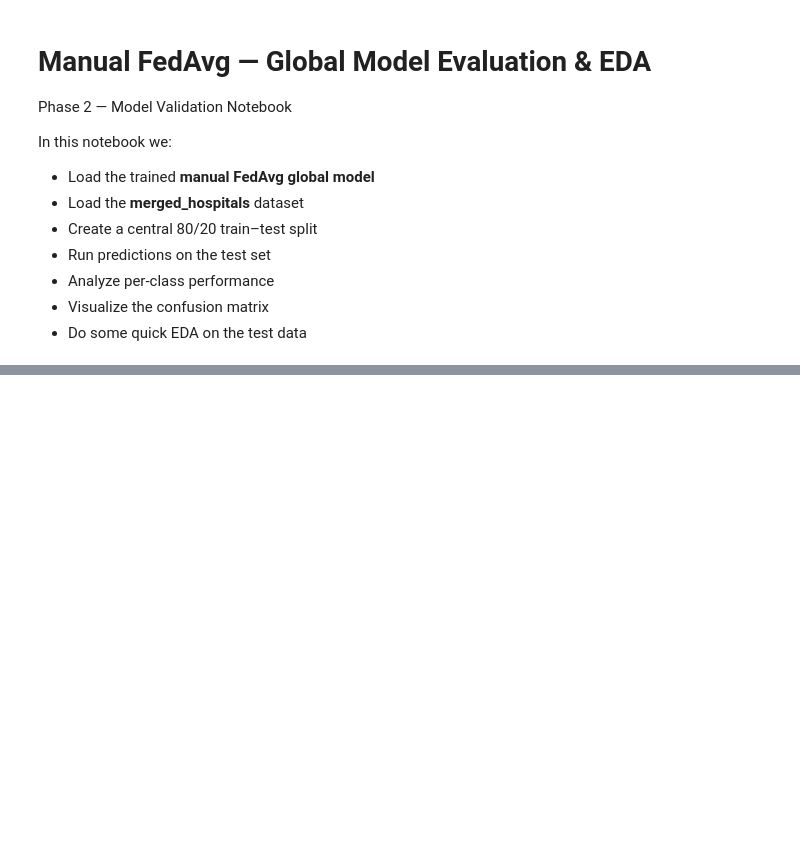
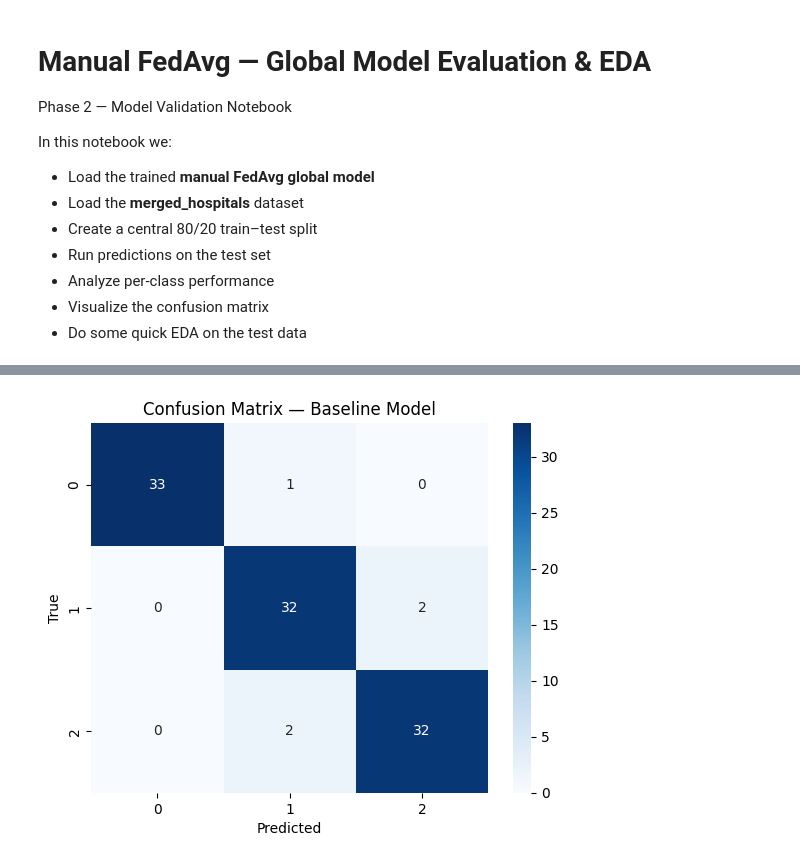
Before and after one commit to M-ibby04/mlopsproject, a Jupyter notebook: notebooks/evaluation.ipynb, the cells around one changed output, grey strips where cells are left out. Cells and saved outputs as stored; diff of their text form; code cells hidden in the pictures; blank space fills up the shorter version.

```diff
--- a/notebooks/evaluation.ipynb
+++ b/notebooks/evaluation.ipynb
@@ -13,15 +13,98 @@ In this notebook we:
 - Visualize the confusion matrix
 - Do some quick EDA on the test data
 # %%
+
 import numpy as np
 import pandas as pd
 import matplotlib.pyplot as plt
 import seaborn as sns
 
-from sklearn.metrics import (
-    classification_report,
-    confusion_matrix
+from pathlib import Path
+import glob
+
+from sklearn.model_selection import train_test_split
+from sklearn.metrics import classification_report, confusion_matrix
+from sklearn.neural_network import MLPClassifier
+
+# Settings (same as central_baseline.py)
+TARGET_COLUMN = "Label"
+FEATURE_COLUMNS = ["HeartRate", "Temp", "PM25", "NO2", "CO_Level"]
+
+MERGED_DIR = Path("../data/processed/merged_hospitals")
+
+def load_merged_dataset():
+    files = glob.glob(str(MERGED_DIR / "client_merged_*.csv"))
+    if not files:
+        raise FileNotFoundError(f"❌ No merged client files found in {MERGED_DIR}")
+
+    dfs = [pd.read_csv(f) for f in files]
+    df_all = pd.concat(dfs, ignore_index=True)
+
+    df_all = df_all.dropna(subset=FEATURE_COLUMNS + [TARGET_COLUMN]).reset_index(drop=True)
+    return df_all
+
+
+df = load_merged_dataset()
+df.head()
+
+print("Total rows:", len(df))
+print("\nLabel counts:")
+print(df[TARGET_COLUMN].value_counts())
+
+print("\nLabel distribution:")
+print(df[TARGET_COLUMN].value_counts(normalize=True))
+
+X = df[FEATURE_COLUMNS].to_numpy().astype("float32")
+y = df[TARGET_COLUMN].to_numpy().astype("int32")
+
+X_train, X_test, y_train, y_test = train_test_split(
+    X, y,
+    test_size=0.20,
+    shuffle=True,
+    stratify=y,
+    random_state=42
 )
 
-sns.set(style="whitegrid")
+X_train.shape, X_test.shape
+
+
+
+clf = MLPClassifier(
+    hidden_layer_sizes=(32, 32),
+    activation="relu",
+    solver="adam",
+    max_iter=300,
+    random_state=42
+)
+
+clf.fit(X_train, y_train)
+
+y_pred = clf.predict(X_test)
+
+print("=== Classification Report ===")
+print(classification_report(y_test, y_pred, digits=4))
+
+cm = confusion_matrix(y_test, y_pred)
+
+sns.heatmap(cm, annot=True, cmap="Blues", fmt="d",
+            xticklabels=[0,1,2], yticklabels=[0,1,2])
+
+plt.xlabel("Predicted")
+plt.ylabel("True")
+plt.title("Confusion Matrix — Baseline Model")
+plt.show()
+
+
+for col in FEATURE_COLUMNS:
+    plt.figure(figsize=(8,5))
+    sns.kdeplot(data=df, x=col, hue=TARGET_COLUMN, fill=True)
+    plt.title(f"{col} Distribution by Class")
+    plt.show()
+
+plt.figure(figsize=(7,6))
+sns.heatmap(df[FEATURE_COLUMNS].corr(), annot=True, cmap="coolwarm", fmt=".2f")
+plt.title("Feature Correlation Heatmap")
+plt.show()
+
+df.groupby(TARGET_COLUMN)[FEATURE_COLUMNS].mean()
 # %% [output]
@@ -28,0 +128 @@ ModuleNotFoundError: No module named 'tensorflow'
+[figure, added]
```
Also changed, not shown: parts of 1 cell of this notebook, 20 other files.
